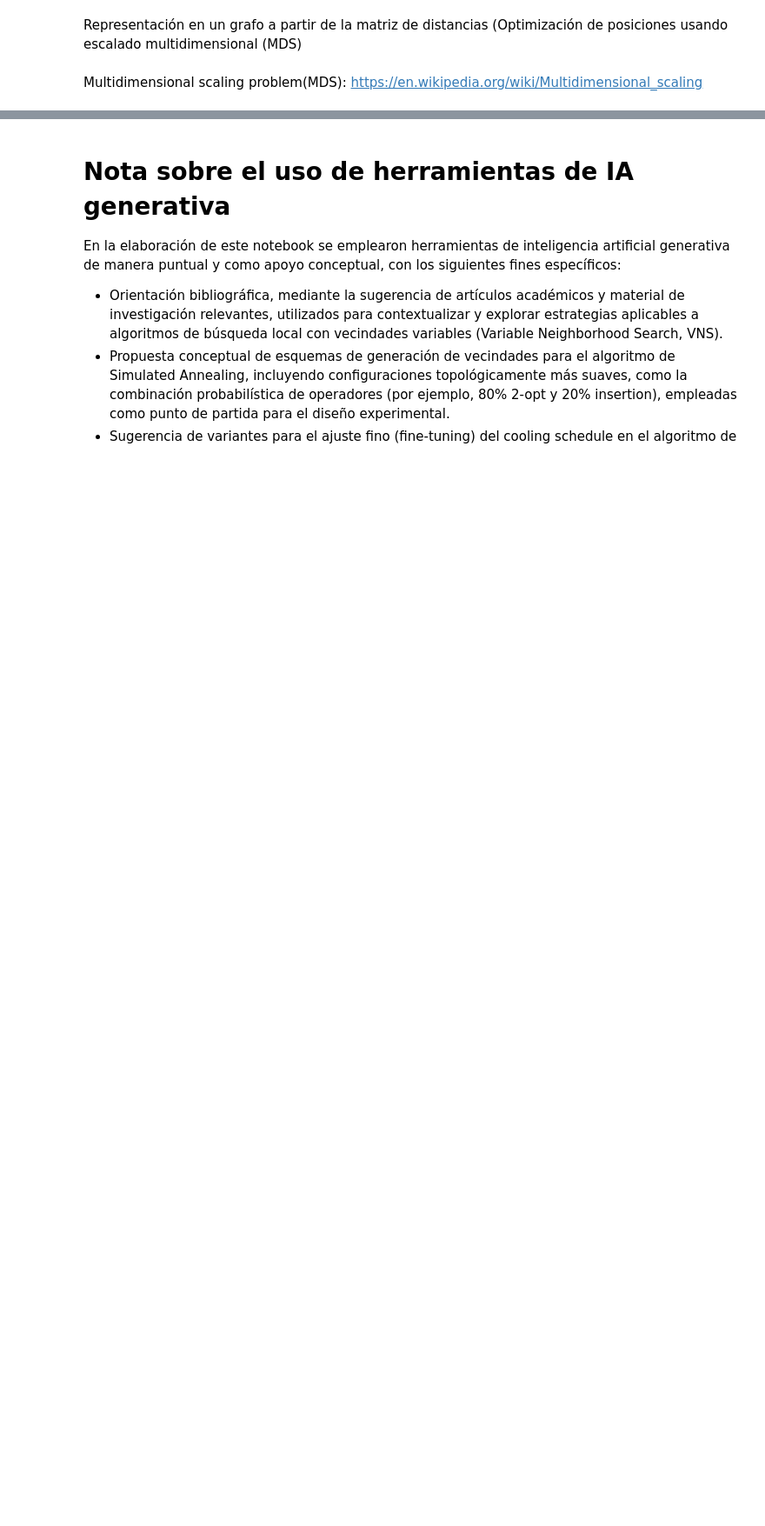
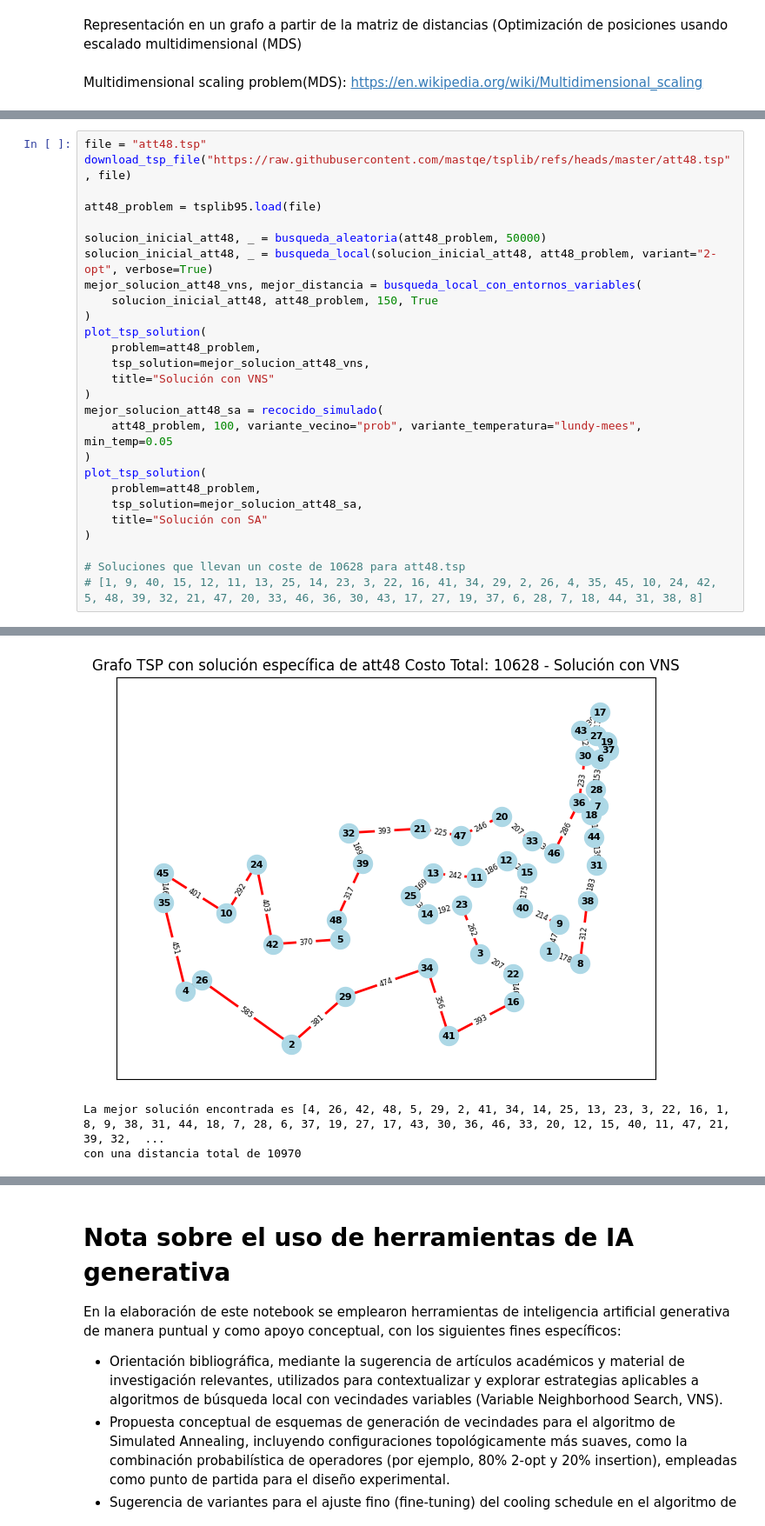
Before and after one commit to carlosbravo1408/03MIAR-Algoritmos-de-Optimizacion-2025, a Jupyter notebook: AG3/CarlosJavierBravo_Algoritmos_AG3.ipynb, the cells around one changed output, grey strips where cells are left out. Shown at 87% size. Drawn from its saved outputs; the diff is of its cells as text; blank space fills up the shorter version.

```diff
--- a/AG3/CarlosJavierBravo_Algoritmos_AG3.ipynb
+++ b/AG3/CarlosJavierBravo_Algoritmos_AG3.ipynb
@@ -911,0 +955,28 @@ plot_tsp_solution(tsp_problem.edge_weights, mejor_solucion_sa)
+# %%
+file = "att48.tsp"
+download_tsp_file("https://raw.githubusercontent.com/mastqe/tsplib/refs/heads/master/att48.tsp", file)
+
+att48_problem = tsplib95.load(file)
+
+solucion_inicial_att48, _ = busqueda_aleatoria(att48_problem, 50000)
+solucion_inicial_att48, _ = busqueda_local(solucion_inicial_att48, att48_problem, variant="2-opt", verbose=True)
+mejor_solucion_att48_vns, mejor_distancia = busqueda_local_con_entornos_variables(
+    solucion_inicial_att48, att48_problem, 150, True
+)
+plot_tsp_solution(
+    problem=att48_problem,
+    tsp_solution=mejor_solucion_att48_vns,
+    title="Solución con VNS"
+)
+mejor_solucion_att48_sa = recocido_simulado(
+    att48_problem, 100, variante_vecino="prob", variante_temperatura="lundy-mees", min_temp=0.05
+)
+plot_tsp_solution(
+    problem=att48_problem,
+    tsp_solution=mejor_solucion_att48_sa,
+    title="Solución con SA"
+)
+
+# Soluciones que llevan un coste de 10628 para att48.tsp
+# [1, 9, 40, 15, 12, 11, 13, 25, 14, 23, 3, 22, 16, 41, 34, 29, 2, 26, 4, 35, 45, 10, 24, 42, 5, 48, 39, 32, 21, 47, 20, 33, 46, 36, 30, 43, 17, 27, 19, 37, 6, 28, 7, 18, 44, 31, 38, 8]
+# %% [output]
@@ -911,0 +999,3 @@ plot_tsp_solution(tsp_problem.edge_weights, mejor_solucion_sa)
+[figure, added]
+La mejor solución encontrada es [4, 26, 42, 48, 5, 29, 2, 41, 34, 14, 25, 13, 23, 3, 22, 16, 1, 8, 9, 38, 31, 44, 18, 7, 28, 6, 37, 19, 27, 17, 43, 30, 36, 46, 33, 20, 12, 15, 40, 11, 47, 21, 39, 32,  ...
+con una distancia total de 10970
```
Also changed, not shown: parts of 16 cells of this notebook, 2 other files.
